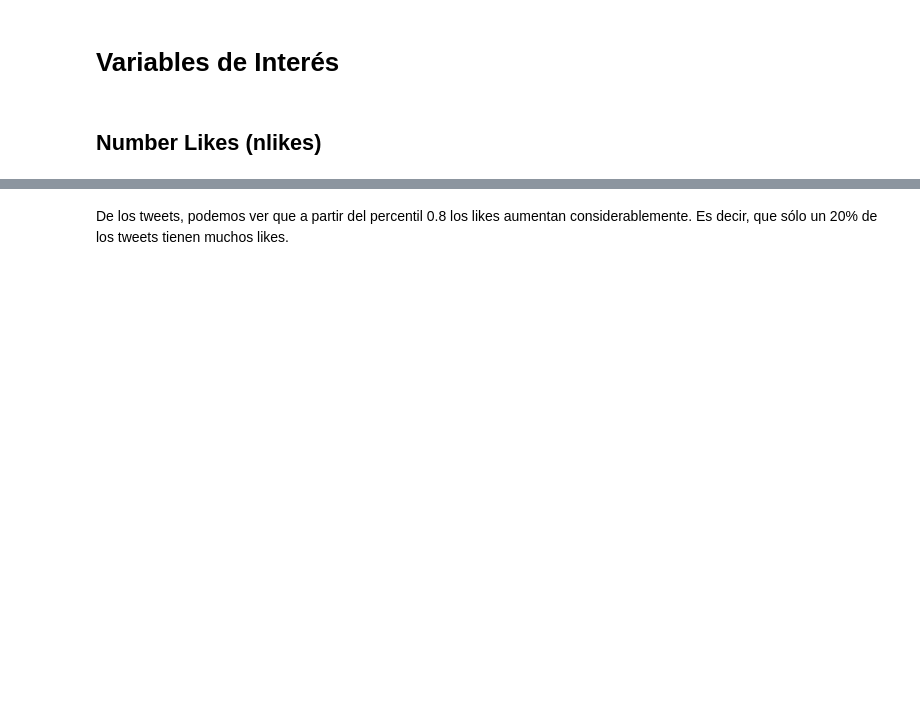
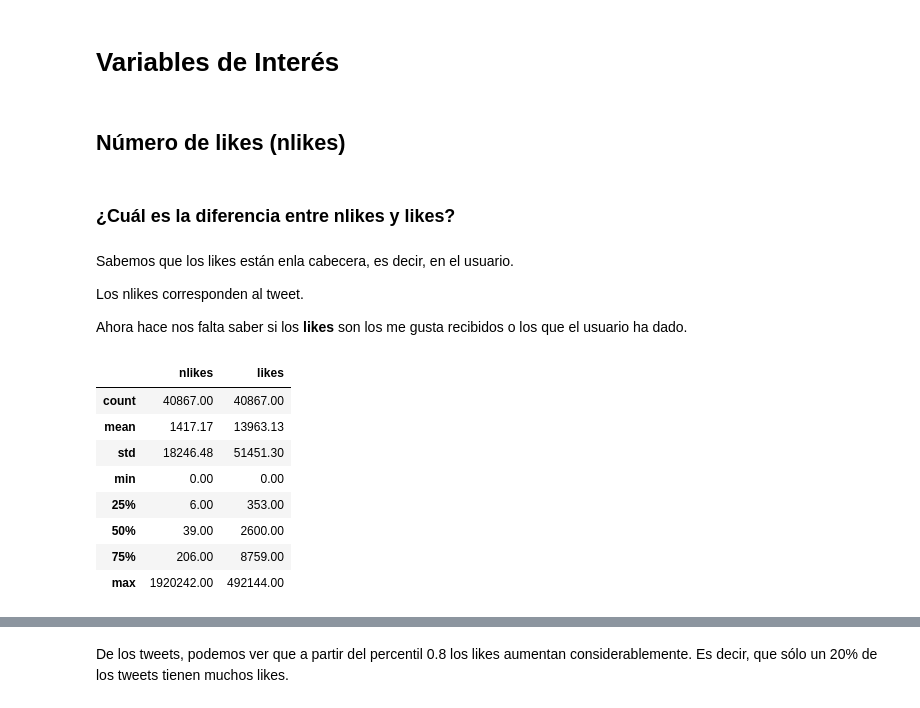
Before and after one commit to julianmelero/twitter-ai, a Jupyter notebook: Analysis/basic.ipynb, the cells around one changed output, grey strips where cells are left out. Drawn from its saved outputs; the diff is of its cells as text; code cells hidden in the pictures; blank space fills up the shorter version.

```diff
--- a/Analysis/basic.ipynb
+++ b/Analysis/basic.ipynb
@@ -162,4 +172,24 @@ union.to_csv("union.csv",sep=";", index=False)
 # %% [markdown]
 # Variables de Interés
-# %% [markdown]
-## Number Likes (nlikes)
+# %% [markdown]
+## Número de likes (nlikes)
+# %% [markdown]
+### ¿Cuál es la diferencia entre nlikes y likes?
+# %% [markdown]
+Sabemos que los likes están enla cabecera, es decir, en el usuario.
+
+Los nlikes corresponden al tweet.
+
+Ahora hace nos falta saber si los **likes** son los me gusta recibidos o los que el usuario ha dado.
+# %%
+union[['nlikes','likes']].describe()
+# %% [output]
+|  | nlikes | likes |
+| count | 40867.00 | 40867.00 |
+| mean | 1417.17 | 13963.13 |
+| std | 18246.48 | 51451.30 |
+| min | 0.00 | 0.00 |
+| 25% | 6.00 | 353.00 |
+| 50% | 39.00 | 2600.00 |
+| 75% | 206.00 | 8759.00 |
+| max | 1920242.00 | 492144.00 |
```
Also changed, not shown: parts of 13 cells of this notebook.
